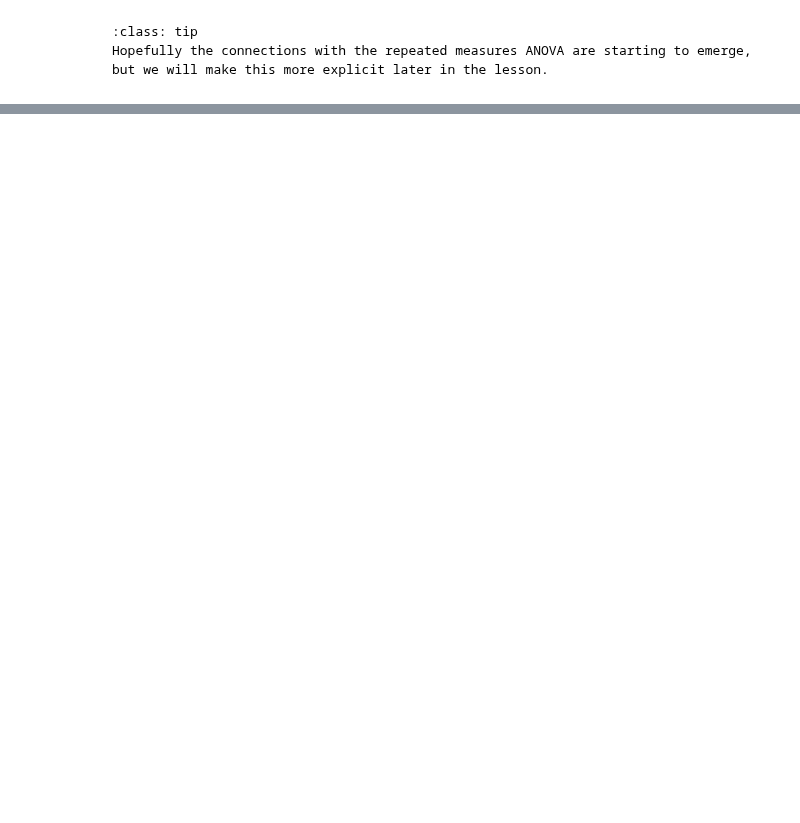
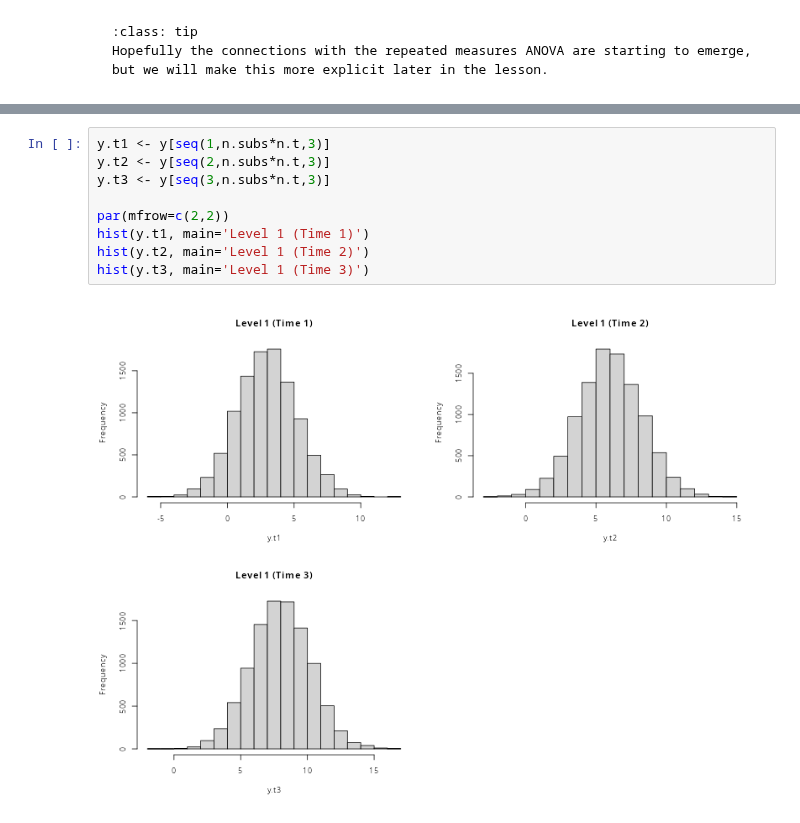
Before and after one commit to PCHN63112-Mixed-Models/mixed-effects-intro, a Jupyter notebook: 2.multilevel-framework.ipynb, the cells around one changed output, grey strips where cells are left out. Drawn from its saved outputs; the diff is of its cells as text; blank space fills up the shorter version.

```diff
--- a/2.multilevel-framework.ipynb
+++ b/2.multilevel-framework.ipynb
@@ -346,0 +311,11 @@ Due to the way the model is coded, this is therefore the *group mean* for `time1
+# %%
+y.t1 <- y[seq(1,n.subs*n.t,3)]
+y.t2 <- y[seq(2,n.subs*n.t,3)]
+y.t3 <- y[seq(3,n.subs*n.t,3)]
+
+par(mfrow=c(2,2))
+hist(y.t1, main='Level 1 (Time 1)')
+hist(y.t2, main='Level 1 (Time 2)')
+hist(y.t3, main='Level 1 (Time 3)')
+# %% [output]
+[figure, added]
```
Also changed, not shown: parts of 21 cells of this notebook, 13 other files.
